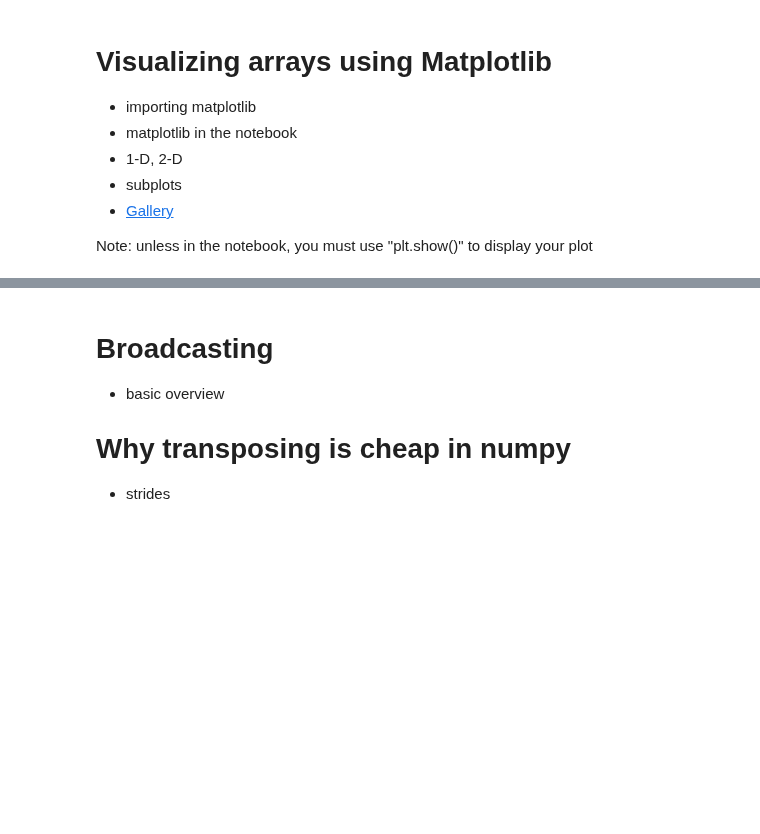
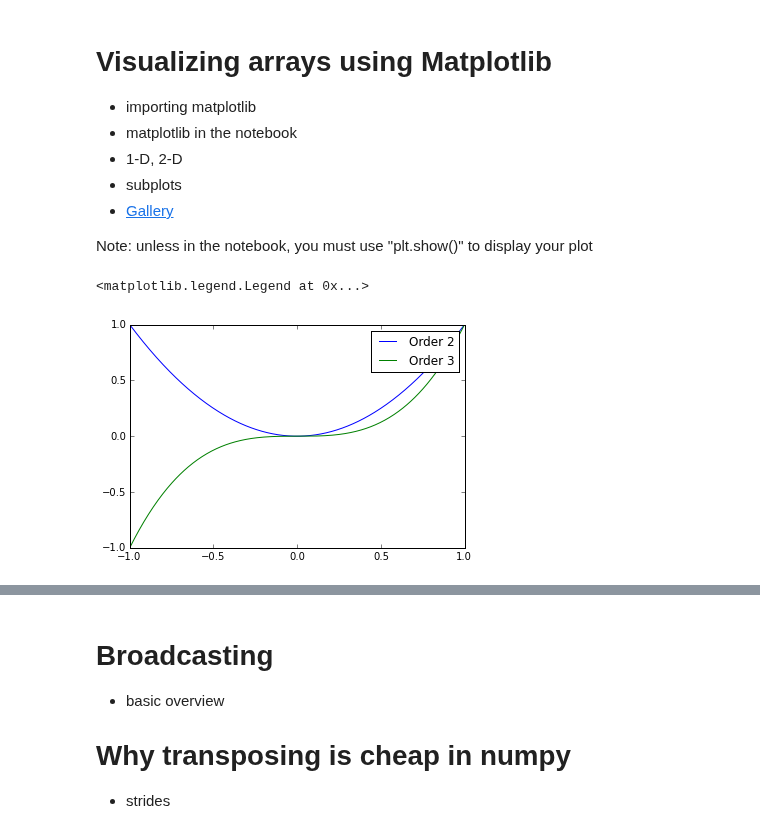
Before and after one commit to stefanv/aims2014, a Jupyter notebook: numpy.ipynb, the cells around one changed output, grey strips where cells are left out. Cells and saved outputs as stored; diff of their text form; code cells hidden in the pictures; blank space fills up the shorter version.

```diff
--- a/numpy.ipynb
+++ b/numpy.ipynb
@@ -49,0 +258,9 @@ Note: unless in the notebook, you must use "plt.show()" to display your plot
+# %%
+t = np.linspace(-1, 1, 500)
+
+plt.plot(t, t**2, label='Order 2')
+plt.plot(t, t**3, label='Order 3')
+plt.legend()
+# %% [output]
+<matplotlib.legend.Legend at 0x...>
+[figure, added]
```
Also changed, not shown: parts of 42 cells of this notebook.
